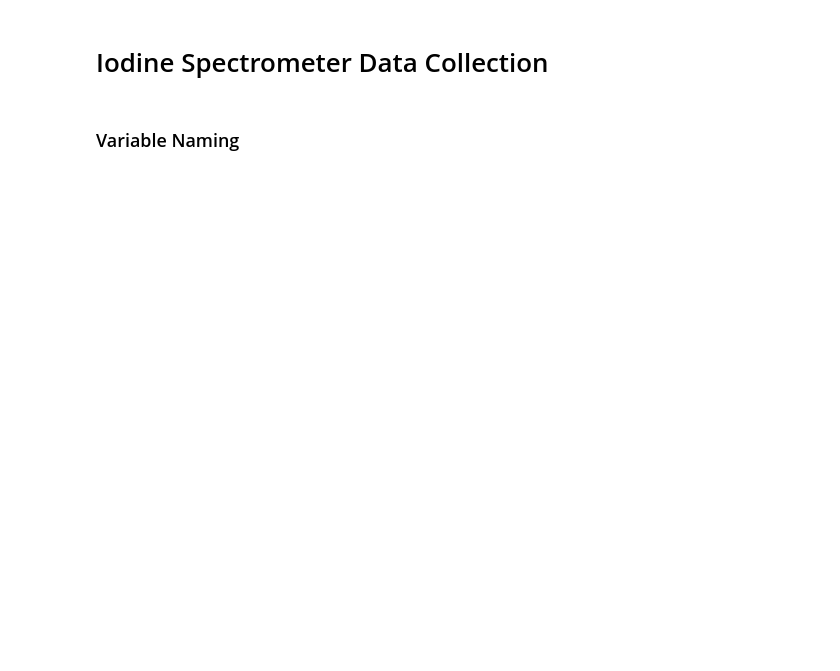
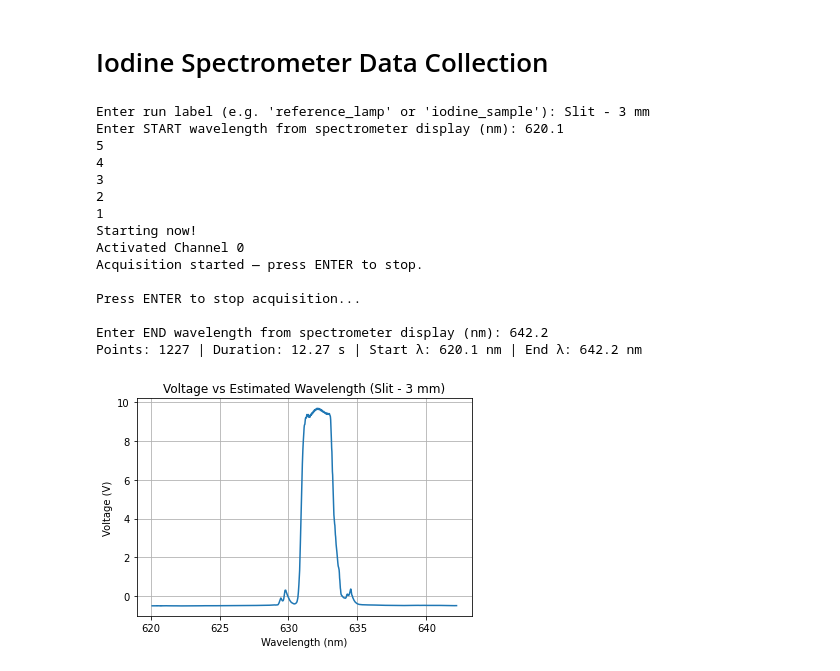
Before and after one commit to RachelOdunuga/4th-Year-Labs, a Jupyter notebook: Lab 2 - Iodine Spectrometer/Data Aquisition.ipynb, the cells around one changed output. Saved outputs shown, nothing was run; the diff lists cells and outputs as text; code cells hidden in the pictures; blank space fills up the shorter version.

```diff
--- a/Lab 2 - Iodine Spectrometer/Data Aquisition.ipynb
+++ b/Lab 2 - Iodine Spectrometer/Data Aquisition.ipynb
@@ -10,2 +2,0 @@ from pydaqmx_helper.adc import ADC
-# %% [markdown]
-### Variable Naming
@@ -22,27 +3,15 @@ def _enter_to_stop():
-# %%
-for s in range(countdown, 0, -1): # counting down so i know when to start the motor
-    print(s)
-    sleep(1)
-print("Starting acquisition...")
-# %%
-loop_stop = 0
-
-myADC = ADC()
-myADC.addChannels([0], minRange = -10, maxRange = 10)
-data = myADC.sampleVoltages(sample_rate * bin_si
-
-while loop_stop == 0:
 # %%
 import time
 from threading import Event, Thread
 from pathlib import Path
 import numpy as np
 import pandas as pd
+import matplotlib.pyplot as plt
 from pydaqmx_helper.adc import ADC
 
 
-sample_rate = 5000
-samples_num = 500
+sample_rate = 10000
+samples_num = 100
 
 def _wait_for_enter(stop_event: Event):
     input("Press ENTER to stop acquisition...\n")
@@ -80,42 +49,58 @@ def acquire_channel0_simple(sample_rate, samples_num):
         mid_sample_index = total_samples_read + (samples_num / 2.0)
         mid_time_s = mid_sample_index / sample_rate
 
         time_stamps_sec.append(mid_time_s)
         averaged_voltages.append(block_mean)
         voltage_stds.append(block_std)
 
         total_samples_read += block.size
 
     df = pd.DataFrame({
-        "time_s": np.array(time_stamps_sec),
-        "ch0_mean_V": np.array(averaged_voltages),
-        "ch0_std_V": np.array(voltage_stds),
+        "time": np.array(time_stamps_sec),
+        "mean_v": np.array(averaged_voltages),
+        "std_v": np.array(voltage_stds),
     })
     return df
 
 run_label = input("Enter run label (e.g. 'reference_lamp' or 'iodine_sample'): ").strip() or "run"
 lambda_start_nm = float(input("Enter START wavelength from spectrometer display (nm): ").strip())
 
 df = acquire_channel0_simple(sample_rate, samples_num)
 
-elapsed_s = df["time_s"].iloc[-1] + (samples_num / sample_rate) / 2.0 if len(df) else 0.0
+elapsed_s = df["time"].iloc[-1] + (samples_num / sample_rate) / 2.0 if len(df) else 0.0
 lambda_end_nm = float(input("Enter END wavelength from spectrometer display (nm): ").strip())
 
 if elapsed_s > 0:
-    df["lambda_nm_est"] = lambda_start_nm + (lambda_end_nm - lambda_start_nm) * (df["time_s"] / elapsed_s)
+    df["wavelength"] = lambda_start_nm + (lambda_end_nm - lambda_start_nm) * (df["time"] / elapsed_s)
 else:
-    df["lambda_nm_est"] = np.nan
+    df["wavelength"] = np.nan
 
 pd.DataFrame.to_csv(df, Path(f"ADC_{run_label}.csv"), index=False)
 
 print(f"Points: {len(df)} | Duration: {elapsed_s:.2f} s | Start λ: {lambda_start_nm} nm | End λ: {lambda_end_nm} nm")
 
-wavelengths = np.array(df["lambda_nm_est"])
-voltages = np.array(df["ch0_mean_V"])
-voltage_errors = np.array(df["ch0_std_V"])
+wavelengths = np.array(df["wavelength"])
+voltages = np.array(df["mean_v"])
 
-plt.errorbar(wavelengths, voltages, yerr=voltage_errors, fmt='o', markersize=2, elinewidth=1, capsize=2)
+plt.plot(wavelengths, voltages)
 plt.xlabel("Wavelength (nm)")
-plt.ylabel("Voltage (V)")ze, sample_rate)
-plt.title(f"ADC Channel 0 Voltage vs Estimated Wavelength ({run_label})")
+plt.ylabel("Voltage (V)")
+plt.title(f"Voltage vs Estimated Wavelength ({run_label})")
 plt.grid(True)
+# %% [output]
+Enter run label (e.g. 'reference_lamp' or 'iodine_sample'): Slit - 3 mm
+Enter START wavelength from spectrometer display (nm): 620.1
+5
+4
+3
+2
+1
+Starting now!
+Activated Channel 0
+Acquisition started — press ENTER to stop.
+
+Press ENTER to stop acquisition...
+
+Enter END wavelength from spectrometer display (nm): 642.2
+Points: 1227 | Duration: 12.27 s | Start λ: 620.1 nm | End λ: 642.2 nm
+[figure, added]
```
Also changed, not shown: parts of 7 cells of this notebook.
